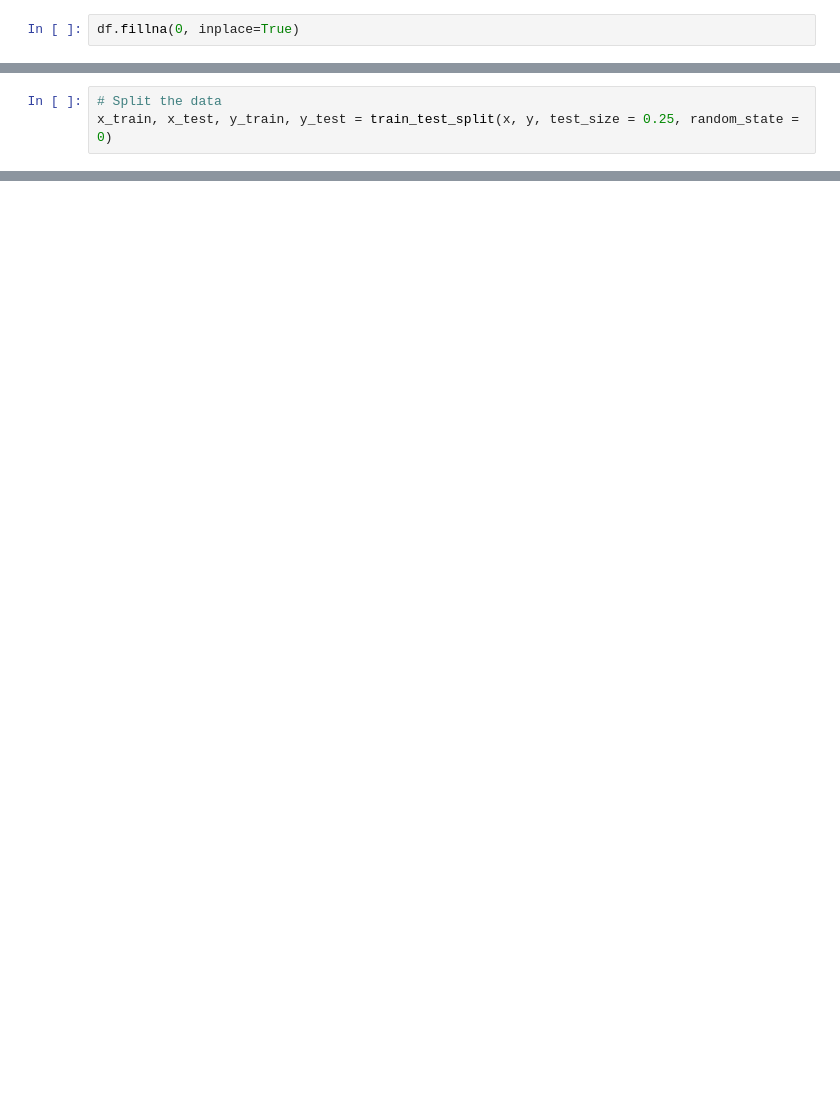
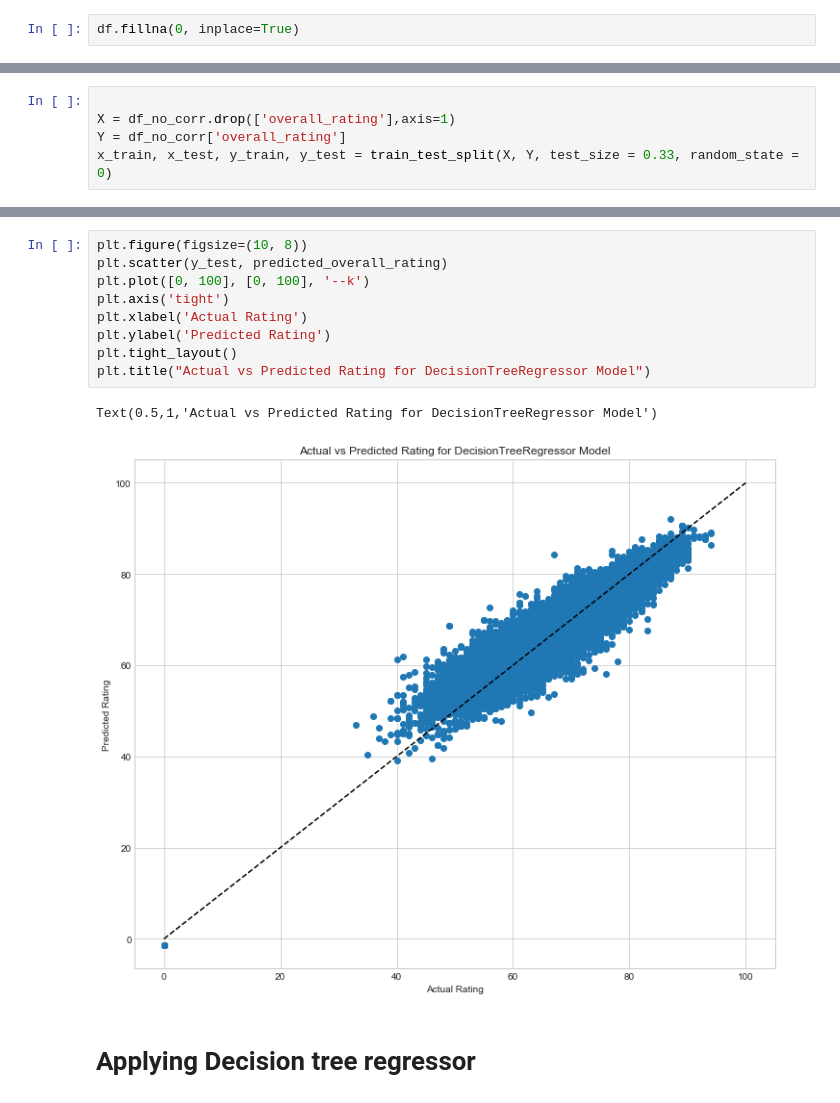
Before and after one commit to khanshyamsundar/DataScience-Assignments, a Jupyter notebook: src/session23/Project2.ipynb, the cells around one changed output, grey strips where cells are left out. Drawn from its saved outputs; the diff is of its cells as text; blank space fills up the shorter version.

```diff
--- a/src/session23/Project2.ipynb
+++ b/src/session23/Project2.ipynb
@@ -166,3 +265,5 @@ y = df.overall_rating
 # %%
-# Split the data
-x_train, x_test, y_train, y_test = train_test_split(x, y, test_size = 0.25, random_state = 0)
+
+X = df_no_corr.drop(['overall_rating'],axis=1)
+Y = df_no_corr['overall_rating']
+x_train, x_test, y_train, y_test = train_test_split(X, Y, test_size = 0.33, random_state = 0)
@@ -191,0 +300,14 @@ Root Mean Squared Error =  2.8122010725837483
+# %%
+plt.figure(figsize=(10, 8))
+plt.scatter(y_test, predicted_overall_rating)
+plt.plot([0, 100], [0, 100], '--k')
+plt.axis('tight')
+plt.xlabel('Actual Rating')
+plt.ylabel('Predicted Rating')
+plt.tight_layout()
+plt.title("Actual vs Predicted Rating for DecisionTreeRegressor Model")
+# %% [output]
+Text(0.5,1,'Actual vs Predicted Rating for DecisionTreeRegressor Model')
+[figure, added]
+# %% [markdown]
+# Applying Decision tree regressor
```
Also changed, not shown: parts of 59 cells of this notebook.
